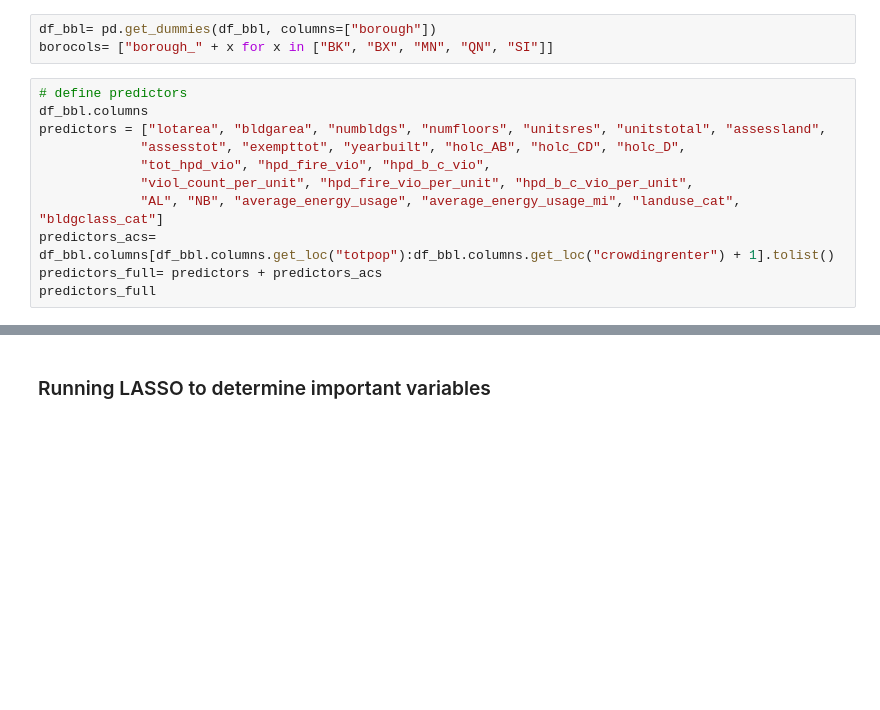
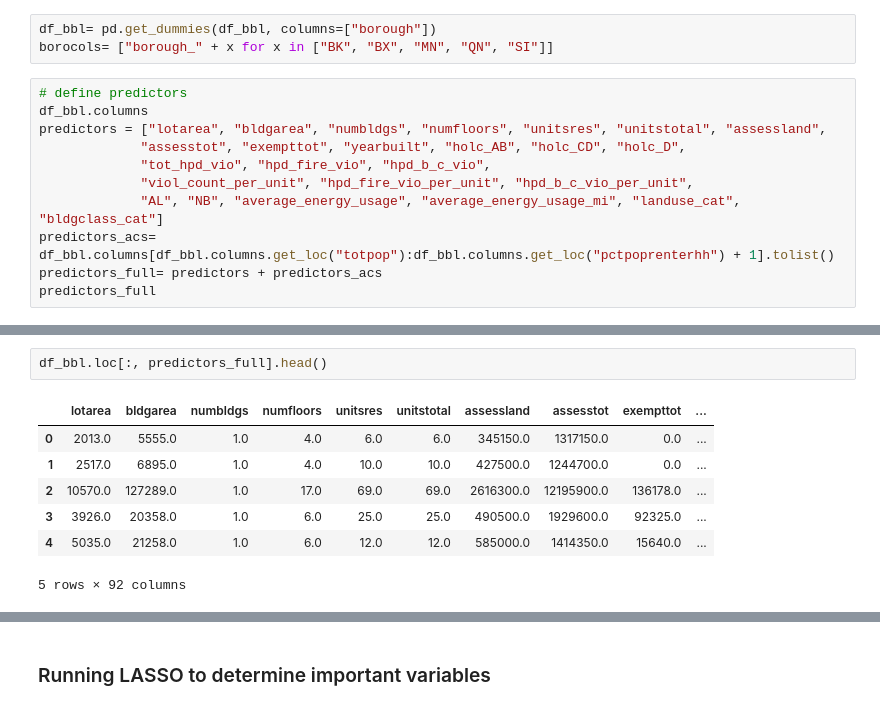
Before and after one commit to KaiElwood/machine-learning-final, a Jupyter notebook: code/03a_rf_bayesnet_bbl.ipynb, the cells around one changed output, grey strips where cells are left out. Drawn from its saved outputs; the diff is of its cells as text; blank space fills up the shorter version.

```diff
--- a/code/03a_rf_bayesnet_bbl.ipynb
+++ b/code/03a_rf_bayesnet_bbl.ipynb
@@ -85,6 +101,6 @@ predictors = ["lotarea", "bldgarea", "numbldgs", "numfloors", "unitsres", "units
              "tot_hpd_vio", "hpd_fire_vio", "hpd_b_c_vio",
              "viol_count_per_unit", "hpd_fire_vio_per_unit", "hpd_b_c_vio_per_unit",
              "AL", "NB", "average_energy_usage", "average_energy_usage_mi", "landuse_cat", "bldgclass_cat"]
-predictors_acs= df_bbl.columns[df_bbl.columns.get_loc("totpop"):df_bbl.columns.get_loc("crowdingrenter") + 1].tolist()
+predictors_acs= df_bbl.columns[df_bbl.columns.get_loc("totpop"):df_bbl.columns.get_loc("pctpoprenterhh") + 1].tolist()
 predictors_full= predictors + predictors_acs
 predictors_full
@@ -91,3 +125,13 @@ predictors_full
+# %%
+df_bbl.loc[:, predictors_full].head()
+# %% [output]
+|  | lotarea | bldgarea | numbldgs | numfloors | unitsres | unitstotal | assessland | assesstot | exempttot | ... |
+| 0 | 2013.0 | 5555.0 | 1.0 | 4.0 | 6.0 | 6.0 | 345150.0 | 1317150.0 | 0.0 | ... |
+| 1 | 2517.0 | 6895.0 | 1.0 | 4.0 | 10.0 | 10.0 | 427500.0 | 1244700.0 | 0.0 | ... |
+| 2 | 10570.0 | 127289.0 | 1.0 | 17.0 | 69.0 | 69.0 | 2616300.0 | 12195900.0 | 136178.0 | ... |
+| 3 | 3926.0 | 20358.0 | 1.0 | 6.0 | 25.0 | 25.0 | 490500.0 | 1929600.0 | 92325.0 | ... |
+| 4 | 5035.0 | 21258.0 | 1.0 | 6.0 | 12.0 | 12.0 | 585000.0 | 1414350.0 | 15640.0 | ... |
+5 rows × 92 columns
 # %%
 outcomes= ["vacate_ind"]
 df_bbl[outcomes].head()
```
Also changed, not shown: parts of 42 cells of this notebook, 1 other file.
